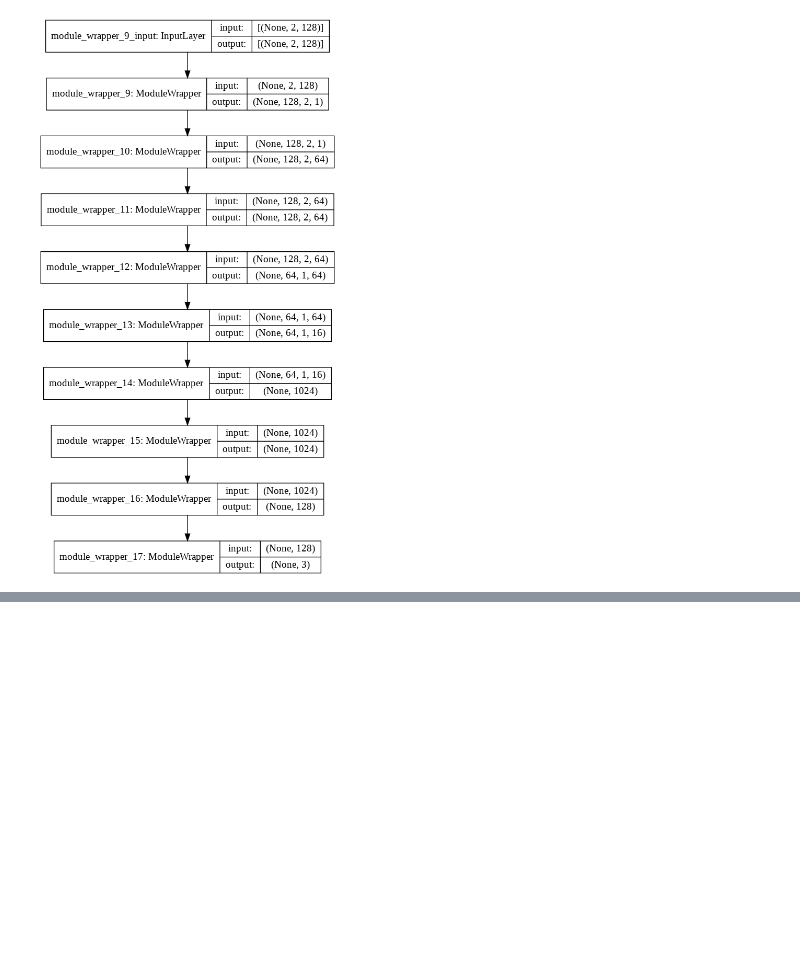
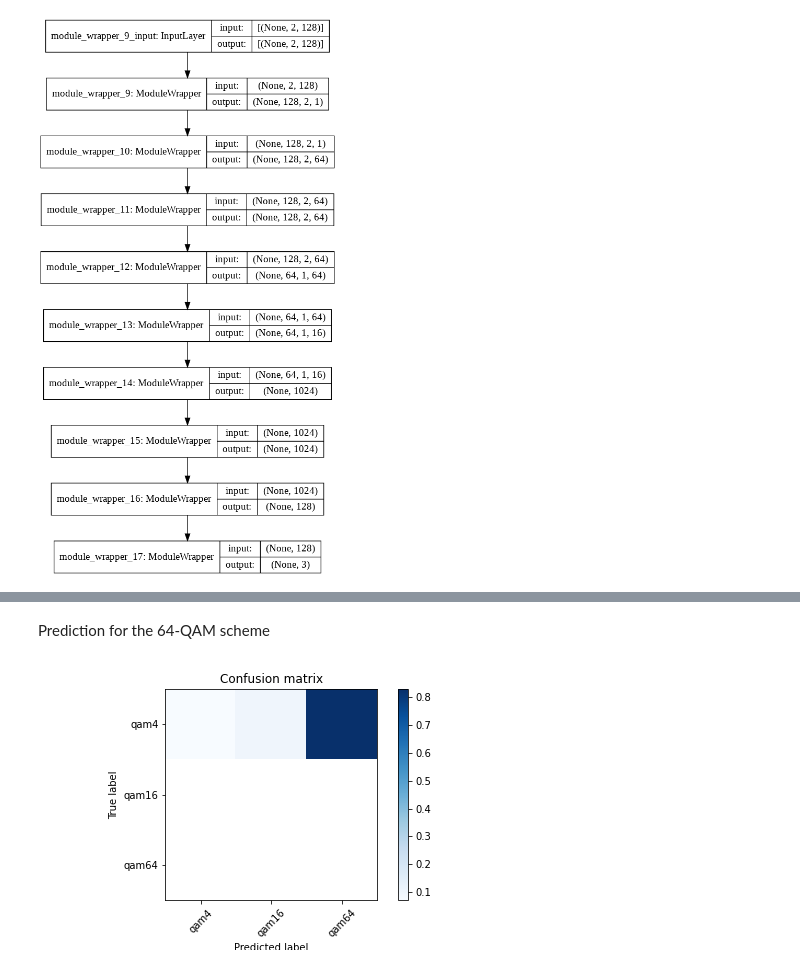
Before and after one commit to ceffrosynis/Index-Modulation, a Jupyter notebook: CNN/modulation_classifier.ipynb, the cells around one changed output, grey strips where cells are left out. Cells and saved outputs as stored; diff of their text form; code cells hidden in the pictures; blank space fills up the shorter version.

```diff
--- a/CNN/modulation_classifier.ipynb
+++ b/CNN/modulation_classifier.ipynb
@@ -155,0 +211,21 @@ plt.savefig('foo.png')
+# %% [markdown]
+Prediction for the 64-QAM scheme
+# %%
+# Plot confusion matrix
+X_test = np.vstack(X1[1]).reshape(1, 2, 128)
+print(X_test)
+test_Y_hat = model.predict(X_test, batch_size=batch_size)
+print(test_Y_hat)
+conf = np.zeros([len(classes),len(classes)])
+confnorm = np.zeros([len(classes),len(classes)])
+for i in range(0,X_test.shape[0]):
+    j = 0
+    k = int(np.argmax(test_Y_hat[i,:]))
+    conf[j,k] = conf[j,k] + 1
+
+for i in range(0,len(classes)):
+    confnorm[i,:] = conf[i,:] / np.sum(conf[i,:])
+plot_confusion_matrix(confnorm, labels=classes)
+plt.savefig('confMatrix64.png')
+# %% [output]
+[figure, added]
```
Also changed, not shown: parts of 8 cells of this notebook.
